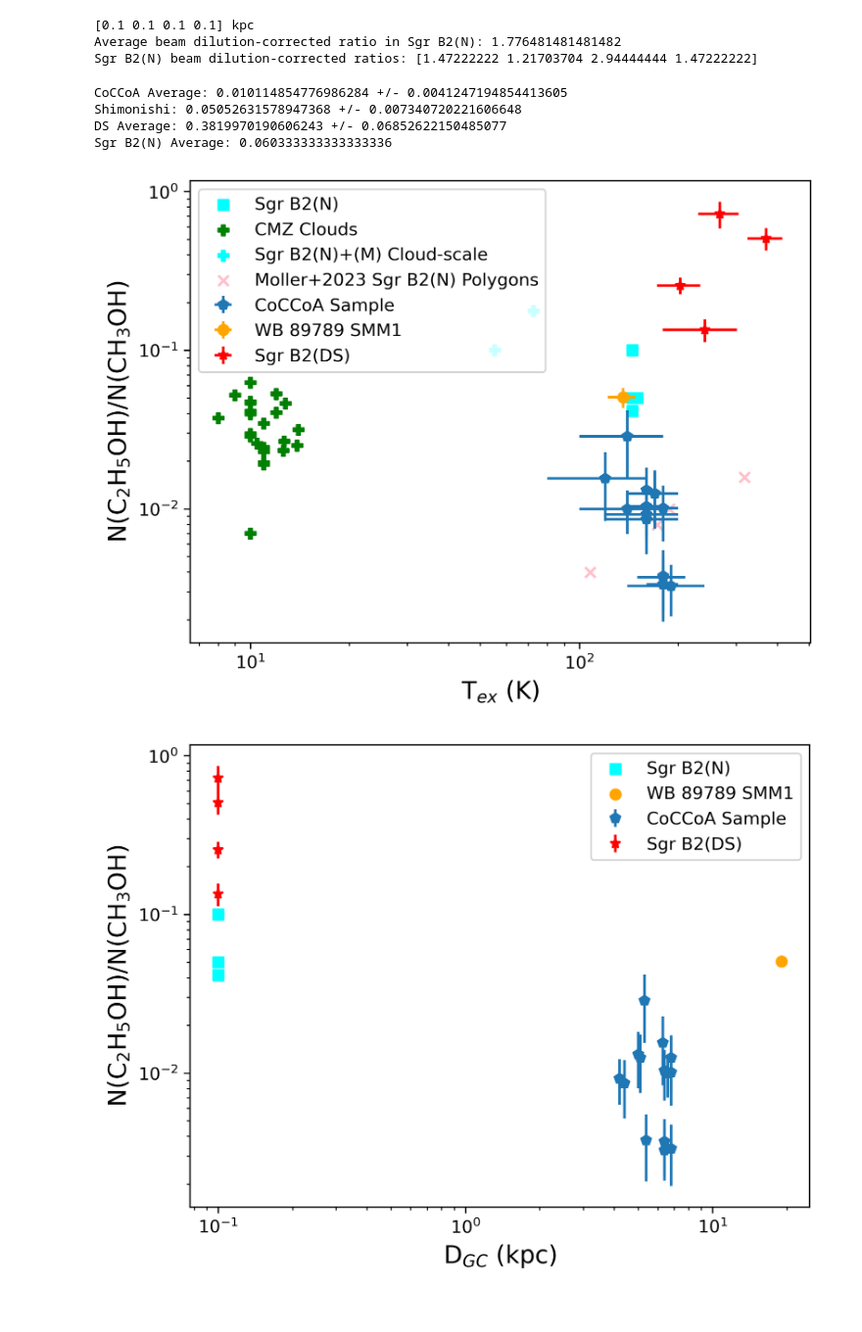
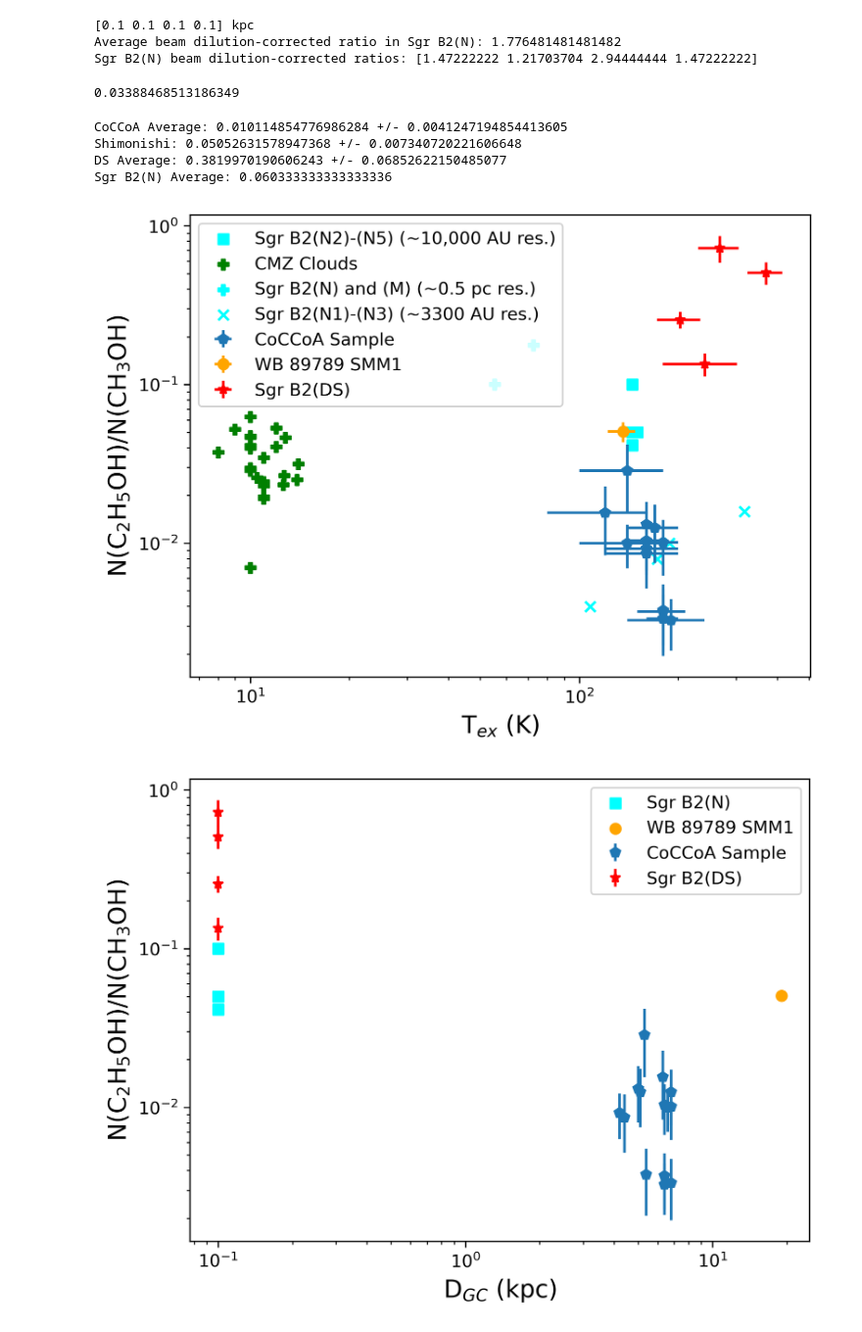
Before and after one commit to djeff1887/SgrB2DS_COMWorkspace, a Jupyter notebook: scripts/literature_comparison.ipynb, the cells around one changed output. Shown at 98% size. Drawn from its saved outputs; the diff is of its cells as text; code cells hidden in the pictures.

```diff
--- a/scripts/literature_comparison.ipynb
+++ b/scripts/literature_comparison.ipynb
@@ -87,6 +94,10 @@ requenatorres2006_sgrb2nm_nh2=np.array([19,65])*u.cm**-2
 requenatorres2006_sgrb2nm_xmethanol=np.array([1.3,0.3])*10**-7
 requenatorres2006_sgrb2nm_trots=np.array([72.6,55.4])
 requenatorres2006_sgrb2nm_ethanolmethanolratio=requenatorres2006_sgrb2nm_xethanol/requenatorres2006_sgrb2nm_xmethanol
+# %%
+np.mean(requenatorres2006_ethanolmethanolratios)
+# %% [output]
+0.03388468513186349
 # %%
 chen2023_ratio_weightedaverage=np.average(chen2023_ethanolmethanolratios,weights=(chen2023_ethanolmethanolratios/chen2023_ethanolmethanolratioserror))
 chen2023_ratioerror_average=np.mean(chen2023_ethanolmethanolratioserror)
@@ -113,21 +124,21 @@ chen2023_datatable=QTable.read('../literature_data/chen2023_ethanolmethanol.fits
 # %%
 plt.errorbar(chen2023_datatable['Tex_C2H5OH'],chen2023_datatable['Ethanol_Methanol_Ratio'],yerr=chen2023_datatable['Error_Ethanol_Methanol_Ratio'],xerr=chen2023_datatable['Error_Tex_C2H5OH'],fmt='p',label='CoCCoA Sample')
 plt.errorbar(shimonishi2021_ethanoltrot,shimonishi2021_ethanolmethanolratio,xerr=shimonishi2021_ethanoltroterror,yerr=shimonishi2021_ethanolmethanolratioerror,fmt='o',color='orange',label='WB 89789 SMM1')
-plt.scatter(bonfand2019_trots,bonfand2019_ethanolmethanolratio,color='cyan',marker='s',label='Sgr B2(N)')
+plt.scatter(bonfand2019_trots,bonfand2019_ethanolmethanolratio,color='cyan',marker='s',label='Sgr B2(N2)-(N5) (~10,000 AU res.)')
 plt.errorbar(dsratiomeasurements['Trot_C2H5OH'],dsratiomeasurements['Ethanol_Methanol_Ratio_central'],yerr=dsratiomeasurements['Error_Ethanol_Methanol_Ratio_central'],xerr=dsratiomeasurements['Error_Trot_C2H5OH'],fmt='*',label='Sgr B2(DS)',color='red')
 plt.scatter(requenatorres2006_trots,requenatorres2006_ethanolmethanolratios,label='CMZ Clouds',color='green',marker='P')
-plt.scatter(requenatorres2006_sgrb2nm_trots,requenatorres2006_sgrb2nm_ethanolmethanolratio,label='Sgr B2(N)+(M) Cloud-scale',color='cyan',marker='P')
-plt.scatter(moller2023table['Tex'].value,moller2023_ethanolmethanolratio,marker='x',color='pink',label='Moller+2023 Sgr B2(N) Polygons')
+plt.scatter(requenatorres2006_sgrb2nm_trots,requenatorres2006_sgrb2nm_ethanolmethanolratio,label='Sgr B2(N) and (M) (~0.5 pc res.)',color='cyan',marker='P')
+plt.scatter(moller2023table['Tex'].value,moller2023_ethanolmethanolratio,marker='x',color='cyan',label='Sgr B2(N1)-(N3) (~3300 AU res.)')
 #plt.scatter(requenatorres2006_forupperlimits_trots,requenatorres2006_upperlimits_ethanolmethanolratios,label='CMZ Clouds',color='green',marker='v')
 plt.yscale('log')
 plt.xscale('log')
 plt.ylabel(r'N(C$_2$H$_5$OH)/N(CH$_3$OH)',fontsize=14)
 plt.xlabel('T$_{ex}$ (K)',fontsize=14)
 plt.legend()
 plt.savefig(plothome+'cloudandresolvedN_abundanceratiovstex.png')
 plt.show()
 # %% [output]
-[figure, old version]
+[figure, new version]
 # %%
 plt.errorbar(chen2023_datatable['Galactocentric_Distance'],chen2023_datatable['Ethanol_Methanol_Ratio'],yerr=chen2023_datatable['Error_Ethanol_Methanol_Ratio'],fmt='p',label='CoCCoA Sample')
 plt.scatter(bonfand2019_distances,bonfand2019_ethanolmethanolratio,color='cyan',marker='s',label='Sgr B2(N)')
```
Also changed, not shown: parts of 1 cell of this notebook, 13 other files.
